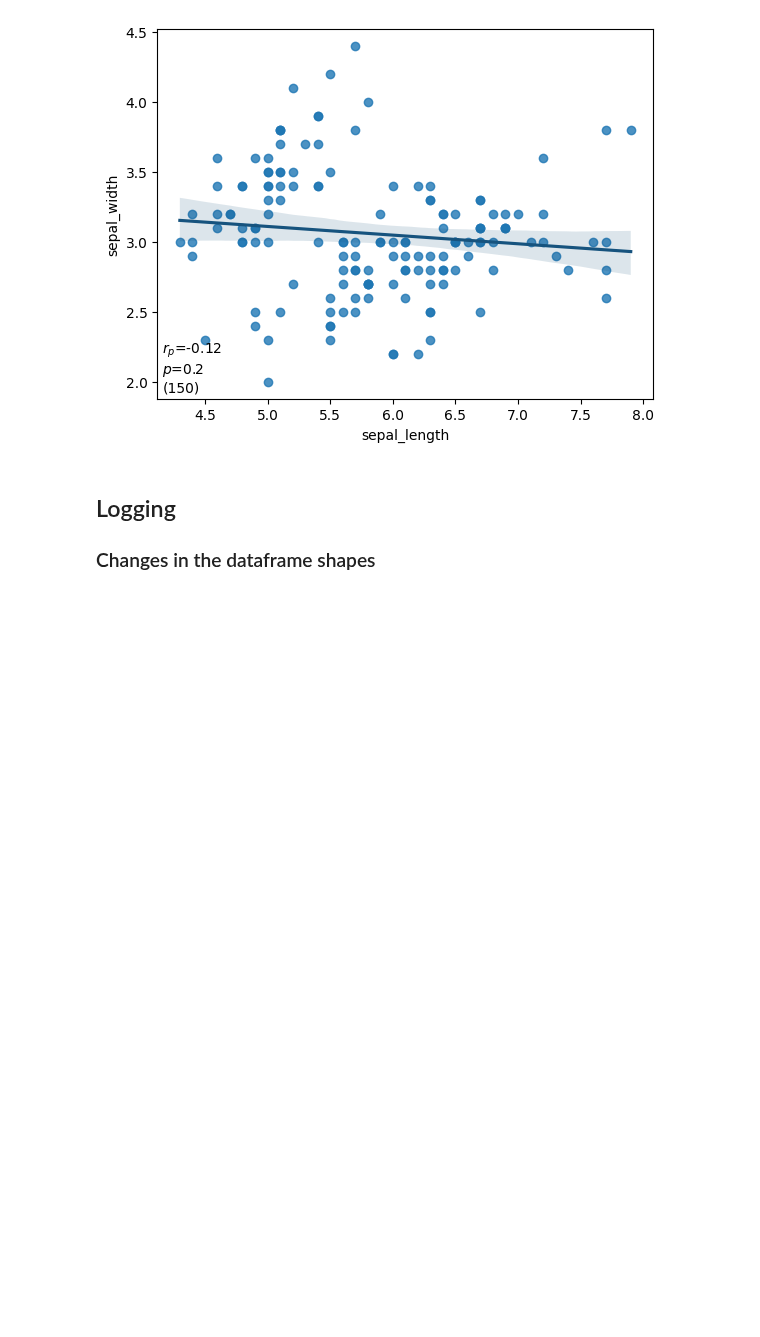
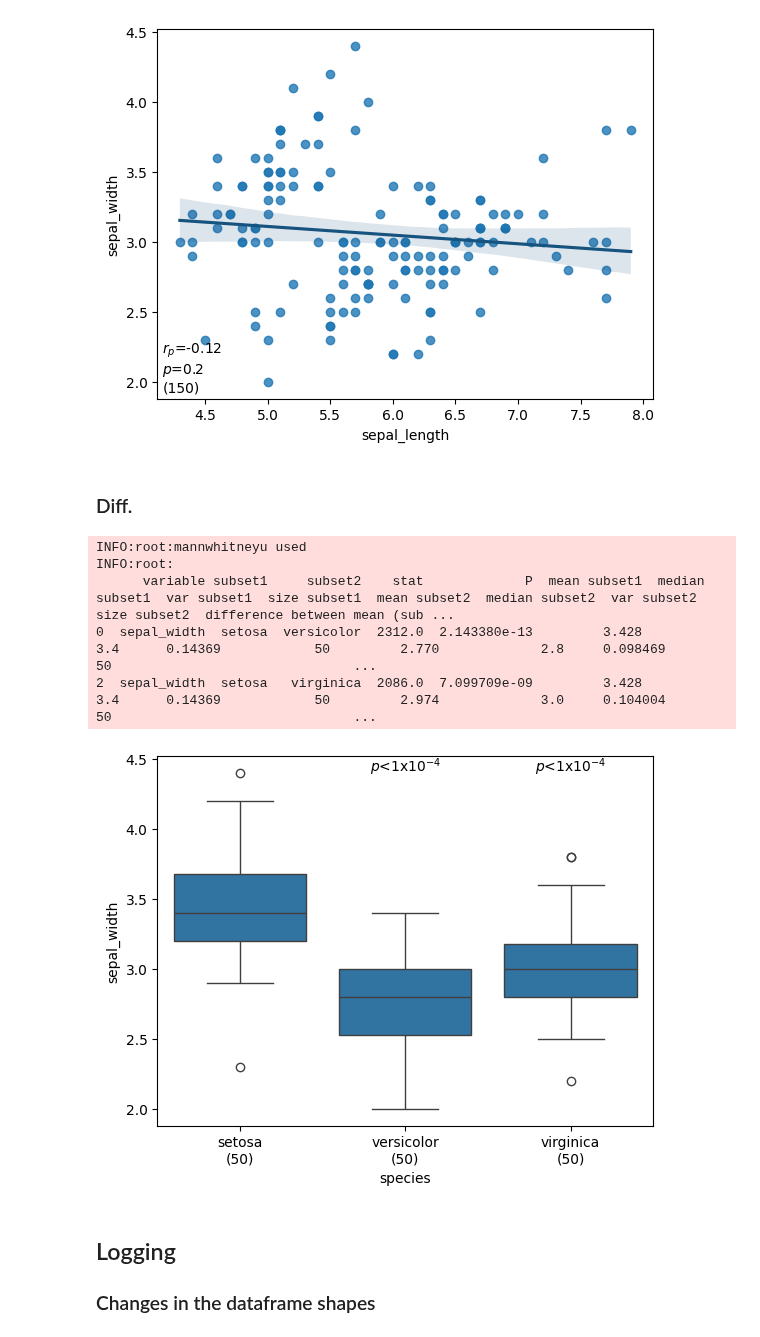
Before and after one commit to rraadd88/roux, a Jupyter notebook: examples/roux_lib_df.ipynb, the cells around one changed output. Saved outputs shown, nothing was run; the diff lists cells and outputs as text; code cells hidden in the pictures; blank space fills up the shorter version.

Commit message:
+:check_diiff

```diff
--- a/examples/roux_lib_df.ipynb
+++ b/examples/roux_lib_df.ipynb
@@ -158,19 +161,30 @@ INFO:root:         r         P    n   method
 0 -0.11757  0.151898  150  pearson
 [figure]
+# %% [markdown]
+### Diff.
 # %%
-## TODO
-# _=(
-#     data
-#    .rd.check_diff(
-#        x='species',
-#        y='sepal_width',
-#        # method='pearson',
-#        # verbose=True,
-#        plot=True,
-#        validate="`r` < 0 & `P` < 0.2"
-#    ) # validate both no missing values and no duplicates
-#   )
-# assert _.compare(data).shape==(0,0), _
+# TODO
+_=(
+    data
+   .assign(id=lambda df: range(len(df)))
+   .rd.check_diff(
+       x='species',
+       y='sepal_width',
+       cols_id='id',
+       # method='pearson',
+       # verbose=True,
+       plot=True,
+       validate="`P` < 0.05"
+   ) # validate both no missing values and no duplicates
+  )
+assert _.drop(['id'],axis=1).compare(data).shape==(0,0), _
+# %% [output]
+INFO:root:mannwhitneyu used
+INFO:root:
+      variable subset1     subset2    stat             P  mean subset1  median subset1  var subset1  size subset1  mean subset2  median subset2  var subset2  size subset2  difference between mean (sub ...
+0  sepal_width  setosa  versicolor  2312.0  2.143380e-13         3.428             3.4      0.14369            50         2.770             2.8     0.098469            50                               ...
+2  sepal_width  setosa   virginica  2086.0  7.099709e-09         3.428             3.4      0.14369            50         2.974             3.0     0.104004            50                               ...
+[figure, added]
 # %% [markdown]
 ## Logging
 ### Changes in the dataframe shapes
```
Also changed, not shown: parts of 1 cell of this notebook, 5 other files.
